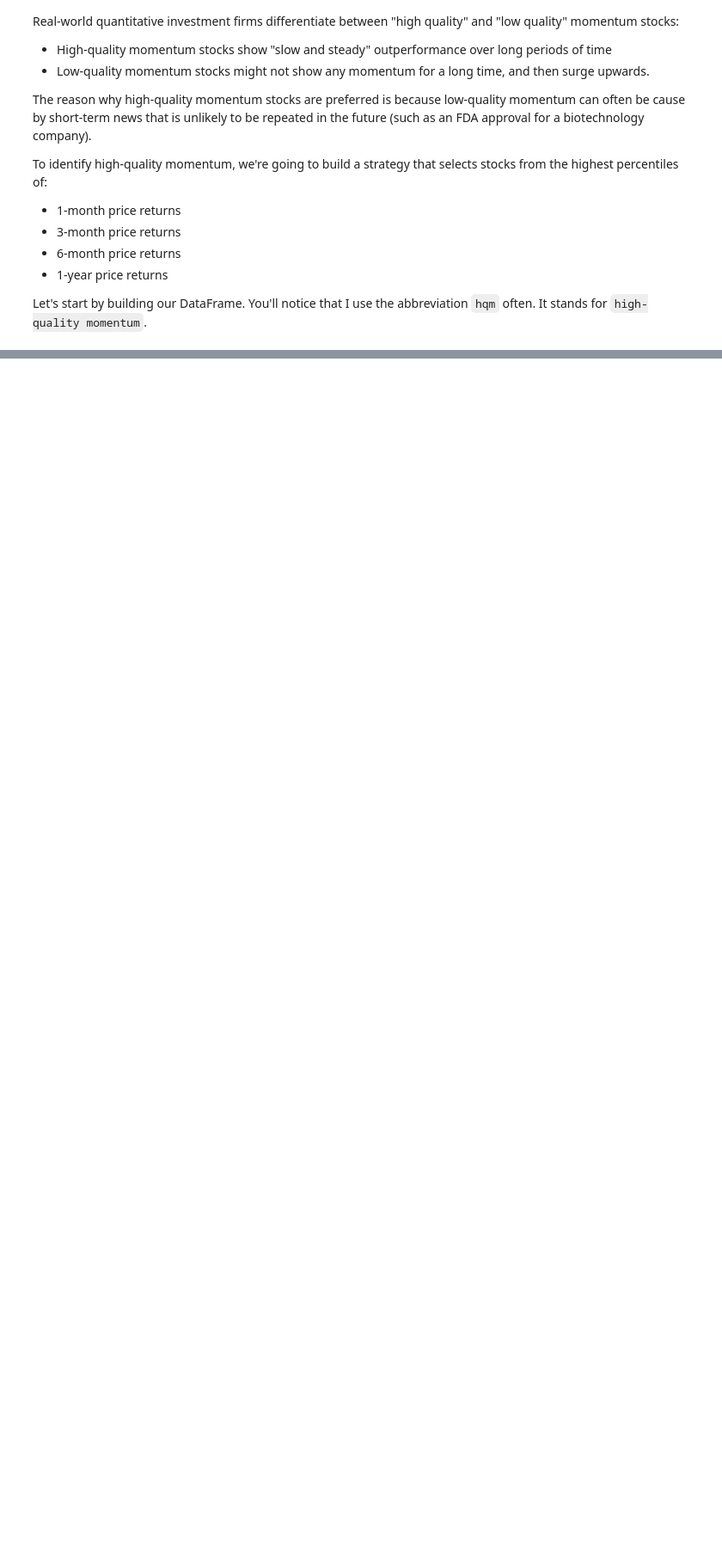
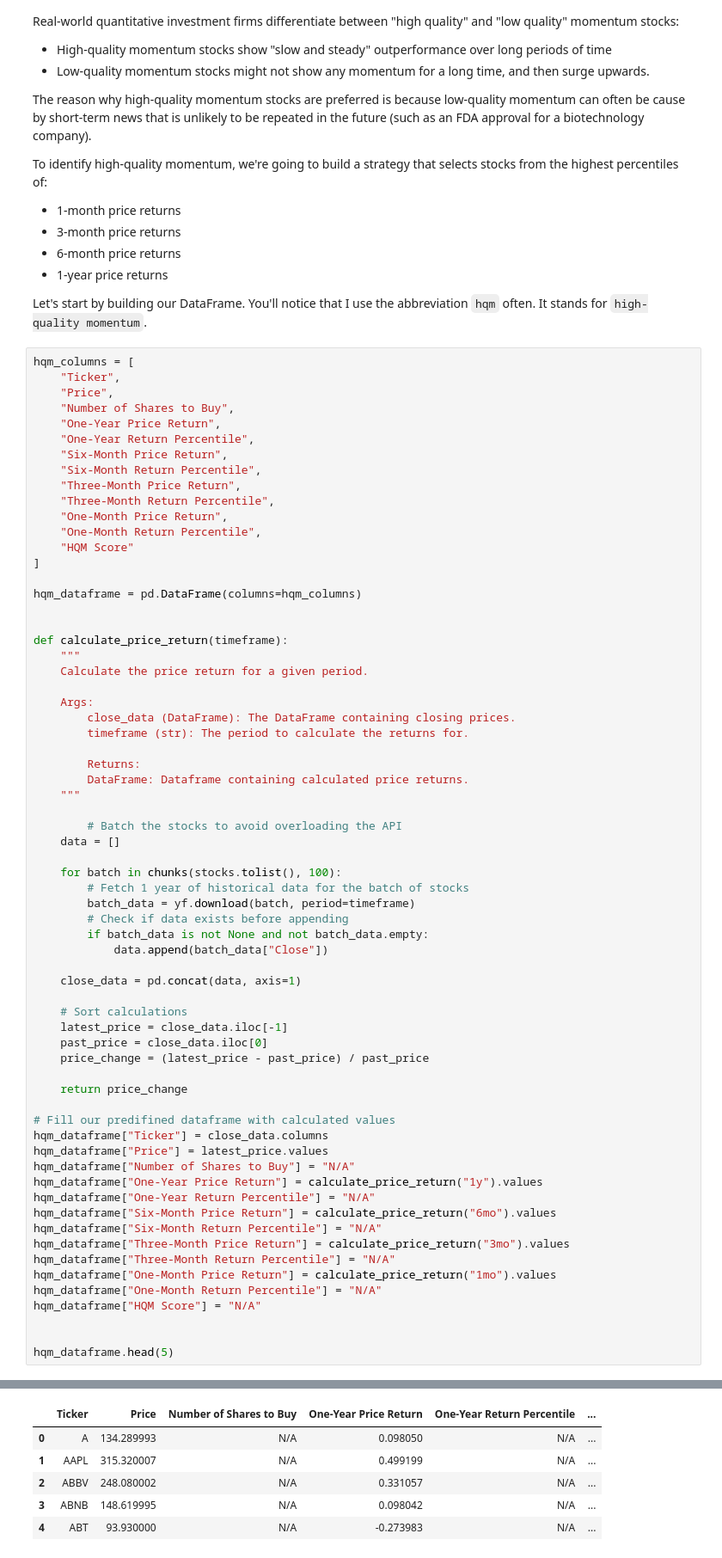
Before and after one commit to JoesonZ/Algorithmic-Trading-Using-Python, a Jupyter notebook: project2/002_quantitative_momentum_strategy.ipynb, the cells around one changed output, grey strips where cells are left out. Shown at 86% size. Drawn from its saved outputs; the diff is of its cells as text; blank space fills up the shorter version.

```diff
--- a/project2/002_quantitative_momentum_strategy.ipynb
+++ b/project2/002_quantitative_momentum_strategy.ipynb
@@ -236,3 +234,70 @@ To identify high-quality momentum, we're going to build a strategy that selects
 * 1-year price returns
 
 Let's start by building our DataFrame. You'll notice that I use the abbreviation `hqm` often. It stands for `high-quality momentum`.
+# %%
+hqm_columns = [
+    "Ticker",
+    "Price",
+    "Number of Shares to Buy",
+    "One-Year Price Return",
+    "One-Year Return Percentile",
+    "Six-Month Price Return",
+    "Six-Month Return Percentile",
+    "Three-Month Price Return",
+    "Three-Month Return Percentile",
+    "One-Month Price Return",
+    "One-Month Return Percentile",
+    "HQM Score"
+]
+
+hqm_dataframe = pd.DataFrame(columns=hqm_columns)
+
+
+def calculate_price_return(timeframe):
+    """
+    Calculate the price return for a given period.
+
+    Args:
+        close_data (DataFrame): The DataFrame containing closing prices.
+        timeframe (str): The period to calculate the returns for.
+
+        Returns:
+        DataFrame: Dataframe containing calculated price returns.
+    """
+
+        # Batch the stocks to avoid overloading the API
+    data = []
+
+    for batch in chunks(stocks.tolist(), 100):
+        # Fetch 1 year of historical data for the batch of stocks
+        batch_data = yf.download(batch, period=timeframe)
+        # Check if data exists before appending
+        if batch_data is not None and not batch_data.empty:
+            data.append(batch_data["Close"])
+
+    close_data = pd.concat(data, axis=1)
+
+    # Sort calculations
+    latest_price = close_data.iloc[-1]
+    past_price = close_data.iloc[0]
+    price_change = (latest_price - past_price) / past_price
+
+    return price_change
+
+# Fill our predifined dataframe with calculated values
+hqm_dataframe["Ticker"] = close_data.columns
+hqm_dataframe["Price"] = latest_price.values
+hqm_dataframe["Number of Shares to Buy"] = "N/A"
+hqm_dataframe["One-Year Price Return"] = calculate_price_return("1y").values
+hqm_dataframe["One-Year Return Percentile"] = "N/A"
+hqm_dataframe["Six-Month Price Return"] = calculate_price_return("6mo").values
+hqm_dataframe["Six-Month Return Percentile"] = "N/A"
+hqm_dataframe["Three-Month Price Return"] = calculate_price_return("3mo").values
+hqm_dataframe["Three-Month Return Percentile"] = "N/A"
+hqm_dataframe["One-Month Price Return"] = calculate_price_return("1mo").values
+hqm_dataframe["One-Month Return Percentile"] = "N/A"
+hqm_dataframe["HQM Score"] = "N/A"
+
+
+hqm_dataframe.head(5)
+# %% [output]
@@ -239,3 +321,9 @@ Let's start by building our DataFrame. You'll notice that I use the abbreviation
+|  | Ticker | Price | Number of Shares to Buy | One-Year Price Return | One-Year Return Percentile | ... |
+| 0 | A | 134.289993 | N/A | 0.098050 | N/A | ... |
+| 1 | AAPL | 315.320007 | N/A | 0.499199 | N/A | ... |
+| 2 | ABBV | 248.080002 | N/A | 0.331057 | N/A | ... |
+| 3 | ABNB | 148.619995 | N/A | 0.098042 | N/A | ... |
+| 4 | ABT | 93.930000 | N/A | -0.273983 | N/A | ... |
 # %% [markdown]
 ## Calculating Momentum Percentiles
 
```
Also changed, not shown: parts of 8 cells of this notebook.
